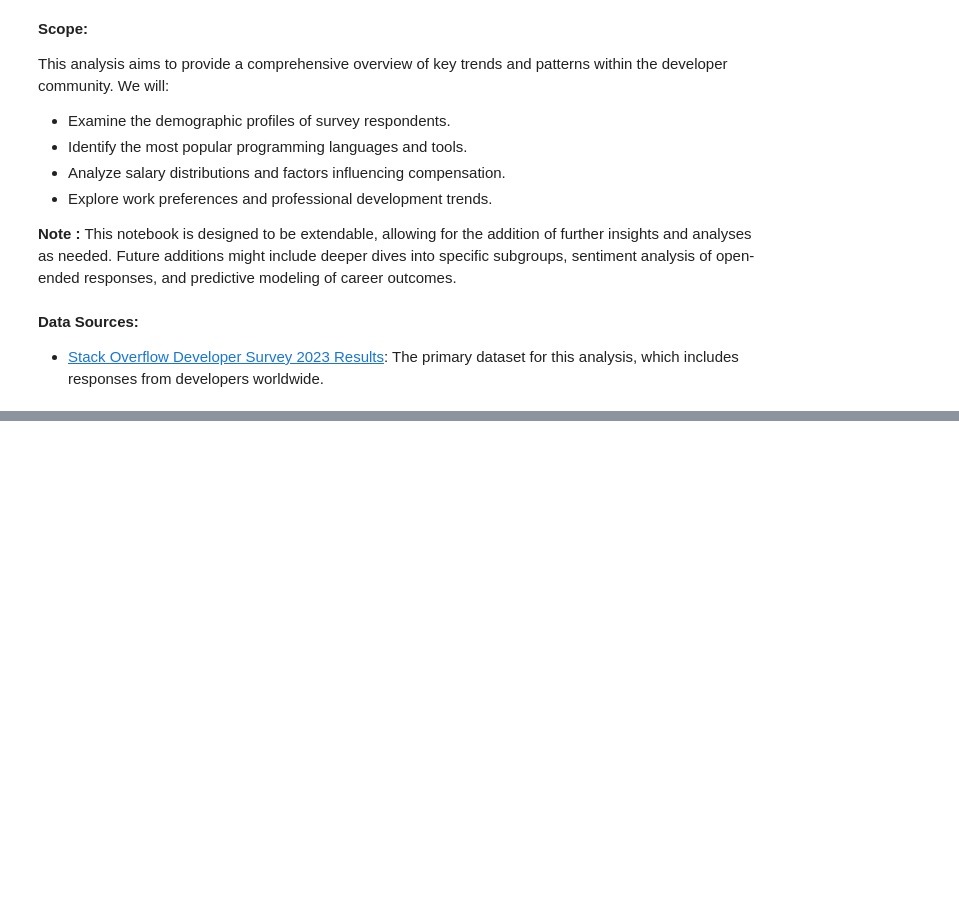
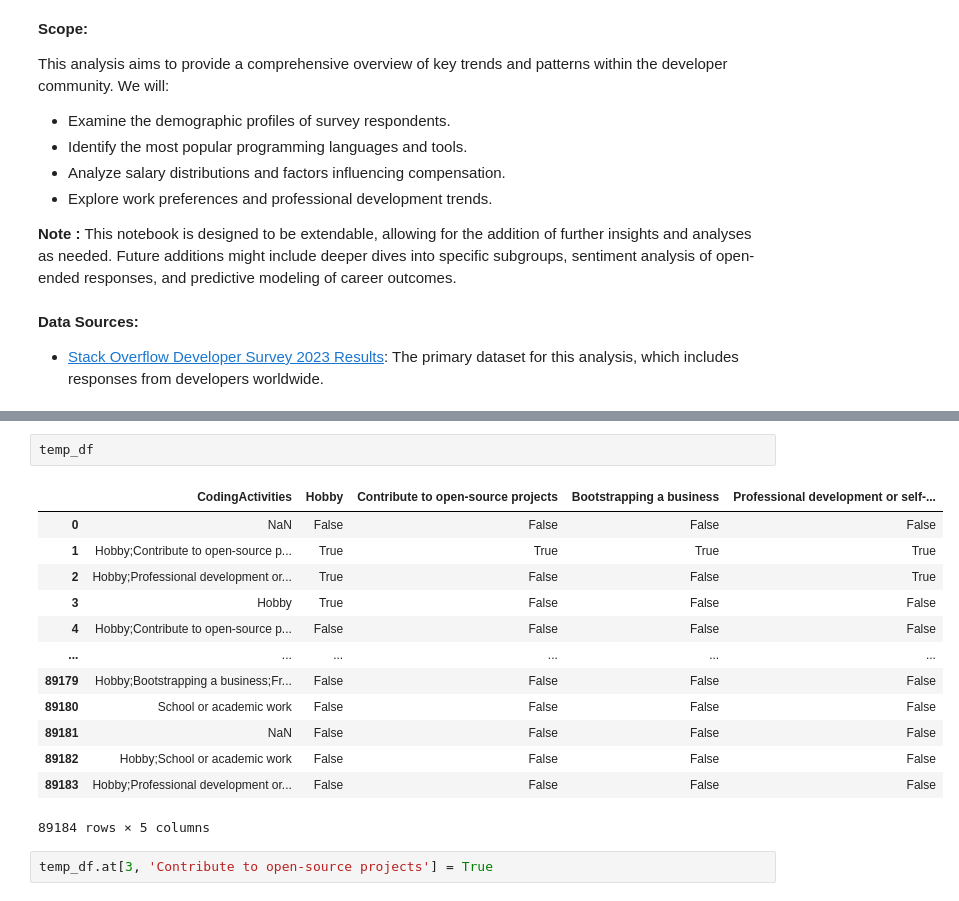
Before and after one commit to WebDevCaptain/so-dev-survey-2023-analysis, a Jupyter notebook: so-insights.ipynb, the cells around one changed output, grey strips where cells are left out. Drawn from its saved outputs; the diff is of its cells as text; blank space fills up the shorter version.

```diff
--- a/so-insights.ipynb
+++ b/so-insights.ipynb
@@ -21,0 +201,18 @@ This analysis aims to provide a comprehensive overview of key trends and pattern
+# %%
+temp_df
+# %% [output]
+|  | CodingActivities | Hobby | Contribute to open-source projects | Bootstrapping a business | Professional development or self-... |
+| 0 | NaN | False | False | False | False |
+| 1 | Hobby;Contribute to open-source p... | True | True | True | True |
+| 2 | Hobby;Professional development or... | True | False | False | True |
+| 3 | Hobby | True | False | False | False |
+| 4 | Hobby;Contribute to open-source p... | False | False | False | False |
+| ... | ... | ... | ... | ... | ... |
+| 89179 | Hobby;Bootstrapping a business;Fr... | False | False | False | False |
+| 89180 | School or academic work | False | False | False | False |
+| 89181 | NaN | False | False | False | False |
+| 89182 | Hobby;School or academic work | False | False | False | False |
+| 89183 | Hobby;Professional development or... | False | False | False | False |
+89184 rows × 5 columns
+# %%
+temp_df.at[3, 'Contribute to open-source projects'] = True
```
Also changed, not shown: parts of 20 cells of this notebook.
